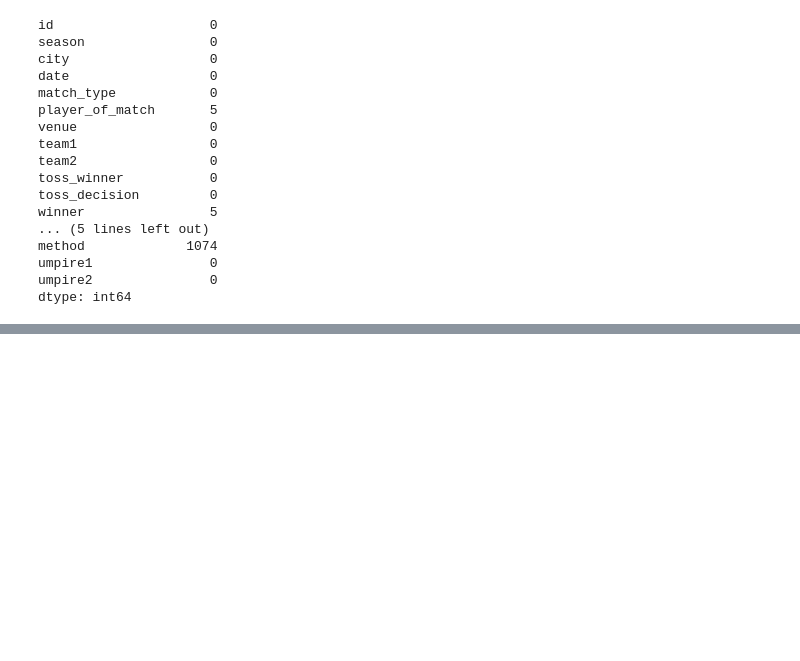
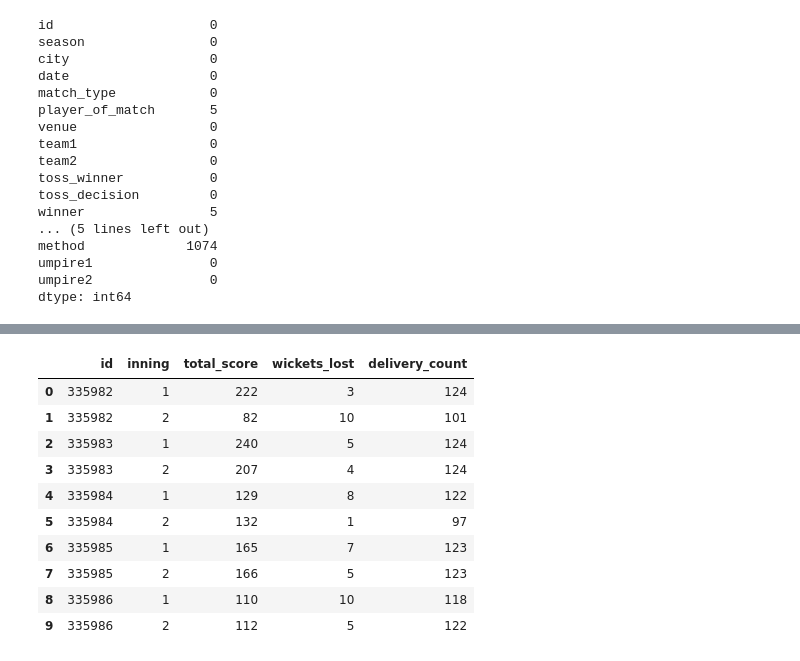
Before and after one commit to Sanjay1972/IPL-Analytics, a Jupyter notebook: src/IPL_analytics.ipynb, the cells around one changed output, grey strips where cells are left out. Drawn from its saved outputs; the diff is of its cells as text; code cells hidden in the pictures; blank space fills up the shorter version.

```diff
--- a/src/IPL_analytics.ipynb
+++ b/src/IPL_analytics.ipynb
@@ -191,0 +240,12 @@ dtype: int64
+# %%
+df2 = df2[
+    (df2["result"] != "no result") &
+    (df2["super_over"] != "Y")
+].copy()
+# %%
+merged_df = df2.merge(
+    df1,
+    left_on="id",
+    right_on="match_id",
+    how="left"
+)
@@ -191,0 +298,24 @@ dtype: int64
+# %%
+innings_scores = (
+    merged_df.groupby(["id", "inning"])
+    .agg(
+        total_score=("total_runs", "sum"),
+        wickets_lost=("is_wicket", "sum"),
+        delivery_count=("total_runs", "count")
+    )
+    .reset_index()
+)
+
+innings_scores.head(10)
+# %% [output]
+|  | id | inning | total_score | wickets_lost | delivery_count |
+| 0 | 335982 | 1 | 222 | 3 | 124 |
+| 1 | 335982 | 2 | 82 | 10 | 101 |
+| 2 | 335983 | 1 | 240 | 5 | 124 |
+| 3 | 335983 | 2 | 207 | 4 | 124 |
+| 4 | 335984 | 1 | 129 | 8 | 122 |
+| 5 | 335984 | 2 | 132 | 1 | 97 |
+| 6 | 335985 | 1 | 165 | 7 | 123 |
+| 7 | 335985 | 2 | 166 | 5 | 123 |
+| 8 | 335986 | 1 | 110 | 10 | 118 |
+| 9 | 335986 | 2 | 112 | 5 | 122 |
```
Also changed, not shown: parts of 26 cells of this notebook.
